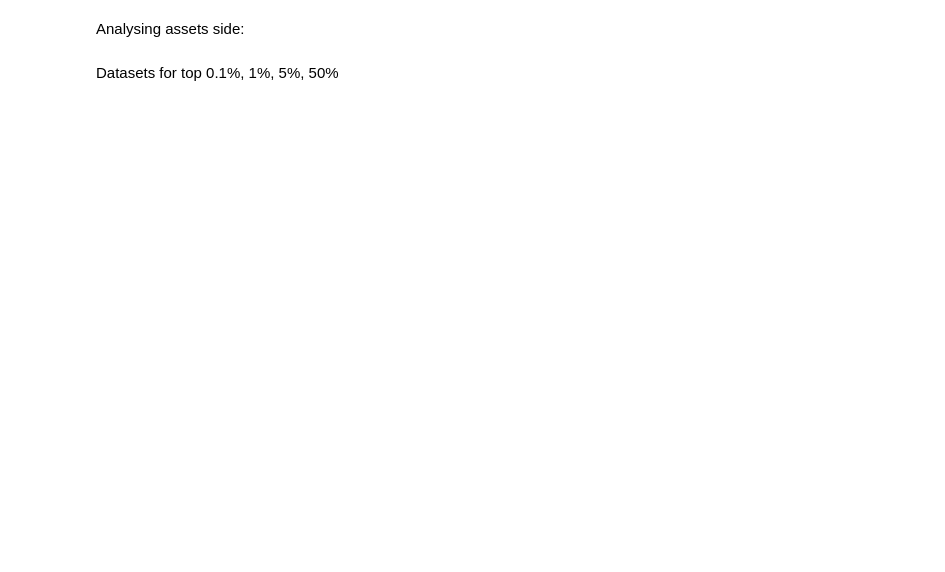
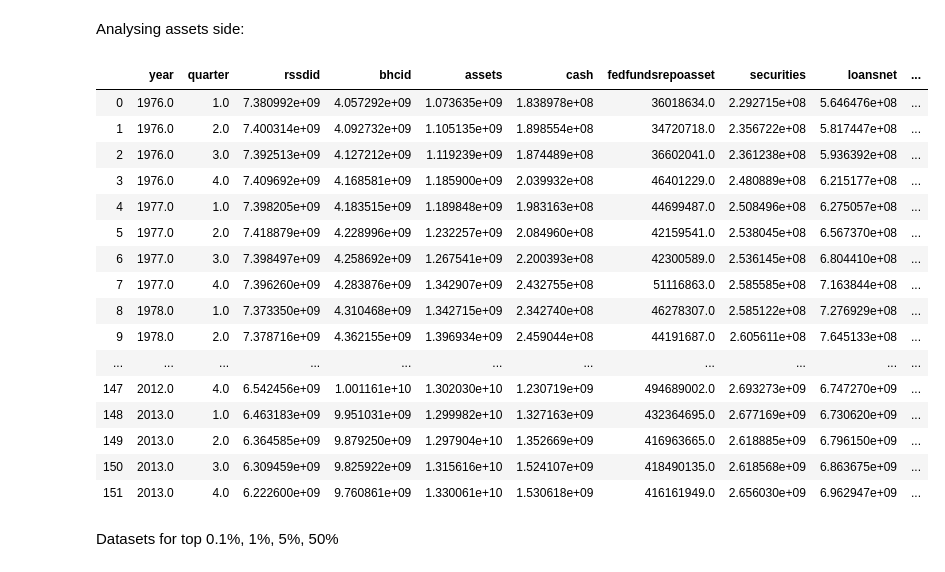
Before and after one commit to Alex-Telonic/BachelorThesisASch, a Jupyter notebook: OtherDescriptiveAnalysis.ipynb, the cells around one changed output. Cells and saved outputs as stored; diff of their text form; code cells hidden in the pictures; blank space fills up the shorter version.

```diff
--- a/OtherDescriptiveAnalysis.ipynb
+++ b/OtherDescriptiveAnalysis.ipynb
@@ -395,12 +418,29 @@ ax.grid()
 Analysing assets side:
 # %%
 df = df_raw[["rssdid","bhcid",  "name", 'year', "quarter","assets", "cash","fedfundsrepoasset" ,"securities","loansnet", "tradingassets", "interestratederivatives"]]
-df = df[(df.rssdid!=1456501) & (df.bhcid!=2380443)]
+df = df[(df.rssdid!=1456501) & (df.bhcid!=2380443)] #removing 2 Goldman Sachs and Morgan Stanley
 df_agg = df.groupby(["year", "quarter"]).sum()
 df_agg =df_agg.reset_index()
 df_agg["otherassets"] = df_agg["assets"] - (df_agg.iloc[:,5:10].sum(axis=1))
 #df_agg.iloc[:,5:10]
-df_agg
+# %% [output]
+|  | year | quarter | rssdid | bhcid | assets | cash | fedfundsrepoasset | securities | loansnet | ... |
+| 0 | 1976.0 | 1.0 | 7.380992e+09 | 4.057292e+09 | 1.073635e+09 | 1.838978e+08 | 36018634.0 | 2.292715e+08 | 5.646476e+08 | ... |
+| 1 | 1976.0 | 2.0 | 7.400314e+09 | 4.092732e+09 | 1.105135e+09 | 1.898554e+08 | 34720718.0 | 2.356722e+08 | 5.817447e+08 | ... |
+| 2 | 1976.0 | 3.0 | 7.392513e+09 | 4.127212e+09 | 1.119239e+09 | 1.874489e+08 | 36602041.0 | 2.361238e+08 | 5.936392e+08 | ... |
+| 3 | 1976.0 | 4.0 | 7.409692e+09 | 4.168581e+09 | 1.185900e+09 | 2.039932e+08 | 46401229.0 | 2.480889e+08 | 6.215177e+08 | ... |
+| 4 | 1977.0 | 1.0 | 7.398205e+09 | 4.183515e+09 | 1.189848e+09 | 1.983163e+08 | 44699487.0 | 2.508496e+08 | 6.275057e+08 | ... |
+| 5 | 1977.0 | 2.0 | 7.418879e+09 | 4.228996e+09 | 1.232257e+09 | 2.084960e+08 | 42159541.0 | 2.538045e+08 | 6.567370e+08 | ... |
+| 6 | 1977.0 | 3.0 | 7.398497e+09 | 4.258692e+09 | 1.267541e+09 | 2.200393e+08 | 42300589.0 | 2.536145e+08 | 6.804410e+08 | ... |
+| 7 | 1977.0 | 4.0 | 7.396260e+09 | 4.283876e+09 | 1.342907e+09 | 2.432755e+08 | 51116863.0 | 2.585585e+08 | 7.163844e+08 | ... |
+| 8 | 1978.0 | 1.0 | 7.373350e+09 | 4.310468e+09 | 1.342715e+09 | 2.342740e+08 | 46278307.0 | 2.585122e+08 | 7.276929e+08 | ... |
+| 9 | 1978.0 | 2.0 | 7.378716e+09 | 4.362155e+09 | 1.396934e+09 | 2.459044e+08 | 44191687.0 | 2.605611e+08 | 7.645133e+08 | ... |
+| ... | ... | ... | ... | ... | ... | ... | ... | ... | ... | ... |
+| 147 | 2012.0 | 4.0 | 6.542456e+09 | 1.001161e+10 | 1.302030e+10 | 1.230719e+09 | 494689002.0 | 2.693273e+09 | 6.747270e+09 | ... |
+| 148 | 2013.0 | 1.0 | 6.463183e+09 | 9.951031e+09 | 1.299982e+10 | 1.327163e+09 | 432364695.0 | 2.677169e+09 | 6.730620e+09 | ... |
+| 149 | 2013.0 | 2.0 | 6.364585e+09 | 9.879250e+09 | 1.297904e+10 | 1.352669e+09 | 416963665.0 | 2.618885e+09 | 6.796150e+09 | ... |
+| 150 | 2013.0 | 3.0 | 6.309459e+09 | 9.825922e+09 | 1.315616e+10 | 1.524107e+09 | 418490135.0 | 2.618568e+09 | 6.863675e+09 | ... |
+| 151 | 2013.0 | 4.0 | 6.222600e+09 | 9.760861e+09 | 1.330061e+10 | 1.530618e+09 | 416161949.0 | 2.656030e+09 | 6.962947e+09 | ... |
 # %% [markdown]
 Datasets for top 0.1%, 1%, 5%, 50%
 # %%
```
Also changed, not shown: parts of 32 cells of this notebook, 9 other files.
